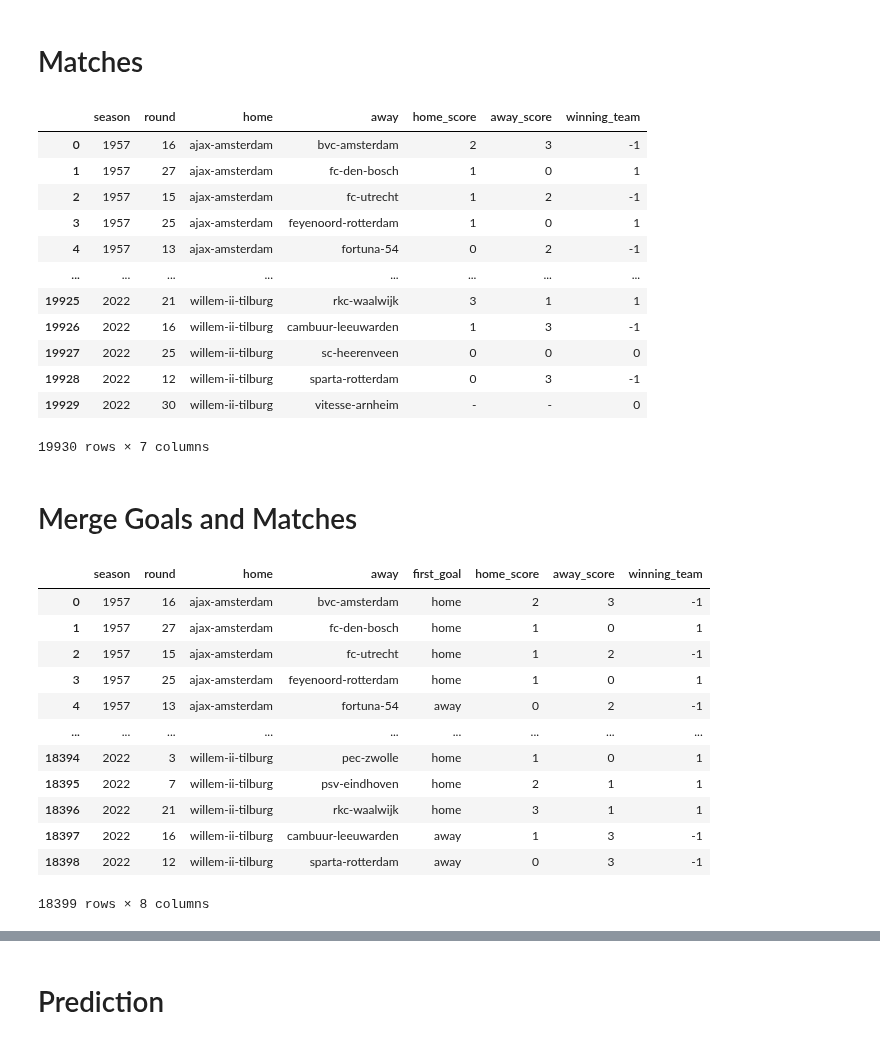
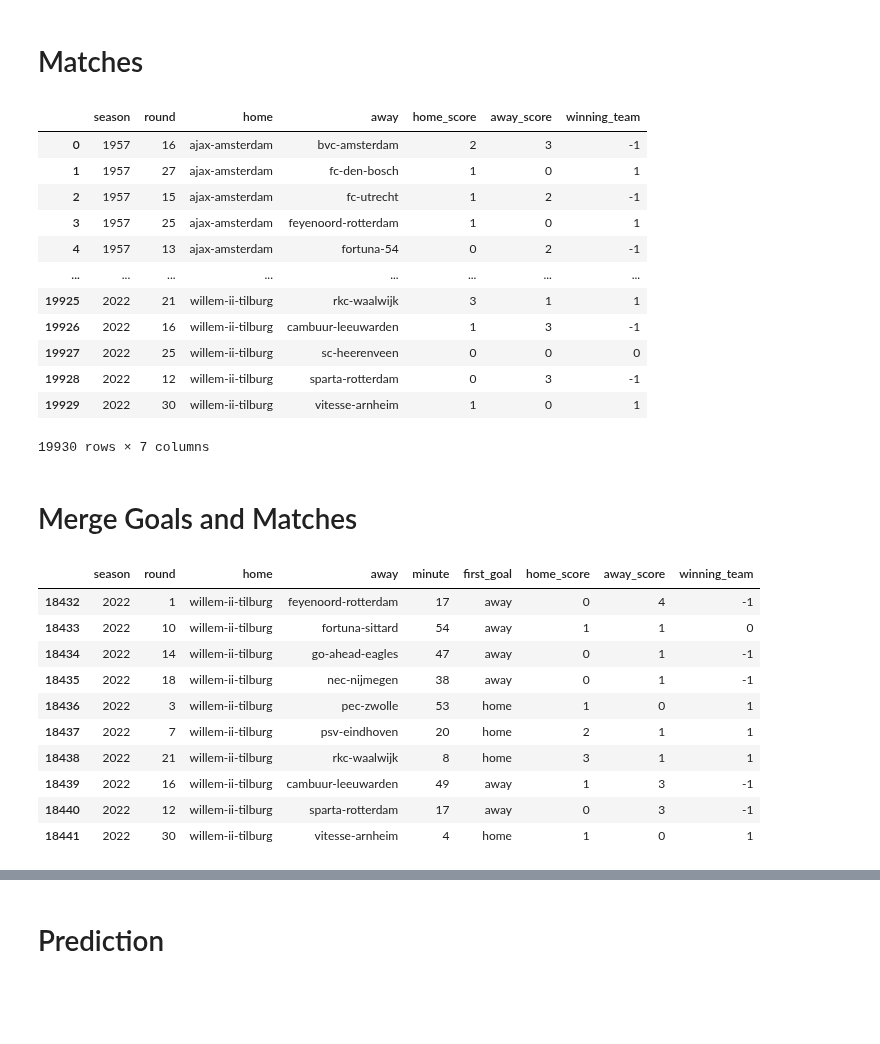
Before and after one commit to mohammedaljader/Football_Predictions_ML, a Jupyter notebook: Predict_first_goal.ipynb, the cells around one changed output, grey strips where cells are left out. Saved outputs shown, nothing was run; the diff lists cells and outputs as text; code cells hidden in the pictures; blank space fills up the shorter version.

```diff
--- a/Predict_first_goal.ipynb
+++ b/Predict_first_goal.ipynb
@@ -7,7 +7,7 @@ from IPython.display import display
 # %%
 # Read data from .csv files
 
-loc = "voetbal_1956-20220309/"
+loc = "voetbal_new/"
 
 raw_cards_file = pd.read_csv (loc + '_cards.csv')
 raw_goals_file = pd.read_csv (loc + '_goals.csv')
@@ -50,3 +50,14 @@ Duplicates(raw_goals_file, "club", "mvv", "mvv-maastricht")
 Duplicates(raw_goals_file, "club", "sbv-excelsior", "excelsior-rotterdam")
 Duplicates(raw_goals_file, "club", "sc-cambuur", "cambuur-leeuwarden")
 Duplicates(raw_goals_file, "club", "fc-twente", "twente-enschede")
+Duplicates(raw_goals_file, "club", "go-ahead-eagles_2", "go-ahead-eagles")
+
+# raw_goals_file["type"].replace({None: "no type"}, inplace=True)
+raw_goals_file["type"].replace({"Schot met rechts": "Right shot"}, inplace=True)
+raw_goals_file["type"].replace({"Kopbal": "Header"}, inplace=True)
+raw_goals_file["type"].replace({"Schot met links": "Left shot"}, inplace=True)
+raw_goals_file["type"].replace({"Eigen goal": "Own goal"}, inplace=True)
+raw_goals_file["type"].replace({"dir. vrije trap": "dir. free kick"}, inplace=True)
+raw_goals_file["type"].replace({"ind. vrije trap": "ind. free kick"}, inplace=True)
+raw_goals_file["type"].replace({"Omhaal": "Bicycle kick"}, inplace=True)
+raw_goals_file.dropna()
@@ -59,14 +104,15 @@ season = firstGoal("saison")
 round =  firstGoal("round")
 home =  firstGoal("home")
 away = firstGoal("away")
-# team = firstGoal("team")
+minute = firstGoal("minute")
 first_goal = firstGoal("new_score")
+
 
 df_goals['season'] = season
 df_goals['round'] = round
 df_goals['home'] = home
 df_goals['away'] = away
-# df_goals['team'] = team
+df_goals['minute'] = minute
 df_goals['first_goal'] = first_goal
 
 df_goals.loc[(df_goals["first_goal"] == "1:0"), "first_goal"] = "home"
@@ -74,6 +120,5 @@ df_goals.loc[(df_goals["first_goal"] == "0:1"), "first_goal"] = "away"
 
 df_goals['season'] = df_goals['season'].apply(toOneSeason)
 df_goals['season'] = df_goals['season'].astype(int)
-
 df_goals
 # %% [output]
@@ -151,24 +197,25 @@ df_matches
 | 19926 | 2022 | 16 | willem-ii-tilburg | cambuur-leeuwarden | 1 | 3 | -1 |
 | 19927 | 2022 | 25 | willem-ii-tilburg | sc-heerenveen | 0 | 0 | 0 |
 | 19928 | 2022 | 12 | willem-ii-tilburg | sparta-rotterdam | 0 | 3 | -1 |
-| 19929 | 2022 | 30 | willem-ii-tilburg | vitesse-arnheim | - | - | 0 |
+| 19929 | 2022 | 30 | willem-ii-tilburg | vitesse-arnheim | 1 | 0 | 1 |
 19930 rows × 7 columns
 # %% [markdown]
 # Merge Goals and Matches
 # %%
 df_merge= pd.merge(df_goals,df_matches,how='inner',left_on=['season','round','home', 'away'],right_on=['season','round','home', 'away'])
-df_merge
+df_merge["away_score"].replace({"2 Toeg.": 0}, inplace=True)
+df_merge['home_score'] = df_merge['home_score'].astype(int)
+df_merge['away_score'] = df_merge['away_score'].astype(int)
+df_merge.tail(10)
 # %% [output]
-|  | season | round | home | away | first_goal | home_score | away_score | winning_team |
-| 0 | 1957 | 16 | ajax-amsterdam | bvc-amsterdam | home | 2 | 3 | -1 |
-| 1 | 1957 | 27 | ajax-amsterdam | fc-den-bosch | home | 1 | 0 | 1 |
-| 2 | 1957 | 15 | ajax-amsterdam | fc-utrecht | home | 1 | 2 | -1 |
-| 3 | 1957 | 25 | ajax-amsterdam | feyenoord-rotterdam | home | 1 | 0 | 1 |
-| 4 | 1957 | 13 | ajax-amsterdam | fortuna-54 | away | 0 | 2 | -1 |
-| ... | ... | ... | ... | ... | ... | ... | ... | ... |
-| 18394 | 2022 | 3 | willem-ii-tilburg | pec-zwolle | home | 1 | 0 | 1 |
-| 18395 | 2022 | 7 | willem-ii-tilburg | psv-eindhoven | home | 2 | 1 | 1 |
-| 18396 | 2022 | 21 | willem-ii-tilburg | rkc-waalwijk | home | 3 | 1 | 1 |
-| 18397 | 2022 | 16 | willem-ii-tilburg | cambuur-leeuwarden | away | 1 | 3 | -1 |
-| 18398 | 2022 | 12 | willem-ii-tilburg | sparta-rotterdam | away | 0 | 3 | -1 |
+|  | season | round | home | away | minute | first_goal | home_score | away_score | winning_team |
+| 18432 | 2022 | 1 | willem-ii-tilburg | feyenoord-rotterdam | 17 | away | 0 | 4 | -1 |
+| 18433 | 2022 | 10 | willem-ii-tilburg | fortuna-sittard | 54 | away | 1 | 1 | 0 |
+| 18434 | 2022 | 14 | willem-ii-tilburg | go-ahead-eagles | 47 | away | 0 | 1 | -1 |
+| 18435 | 2022 | 18 | willem-ii-tilburg | nec-nijmegen | 38 | away | 0 | 1 | -1 |
+| 18436 | 2022 | 3 | willem-ii-tilburg | pec-zwolle | 53 | home | 1 | 0 | 1 |
+| 18437 | 2022 | 7 | willem-ii-tilburg | psv-eindhoven | 20 | home | 2 | 1 | 1 |
+| 18438 | 2022 | 21 | willem-ii-tilburg | rkc-waalwijk | 8 | home | 3 | 1 | 1 |
+| 18439 | 2022 | 16 | willem-ii-tilburg | cambuur-leeuwarden | 49 | away | 1 | 3 | -1 |
+| 18440 | 2022 | 12 | willem-ii-tilburg | sparta-rotterdam | 17 | away | 0 | 3 | -1 |
+| 18441 | 2022 | 30 | willem-ii-tilburg | vitesse-arnheim | 4 | home | 1 | 0 | 1 |
-18399 rows × 8 columns
```
Also changed, not shown: parts of 21 cells of this notebook, 19 other files.
